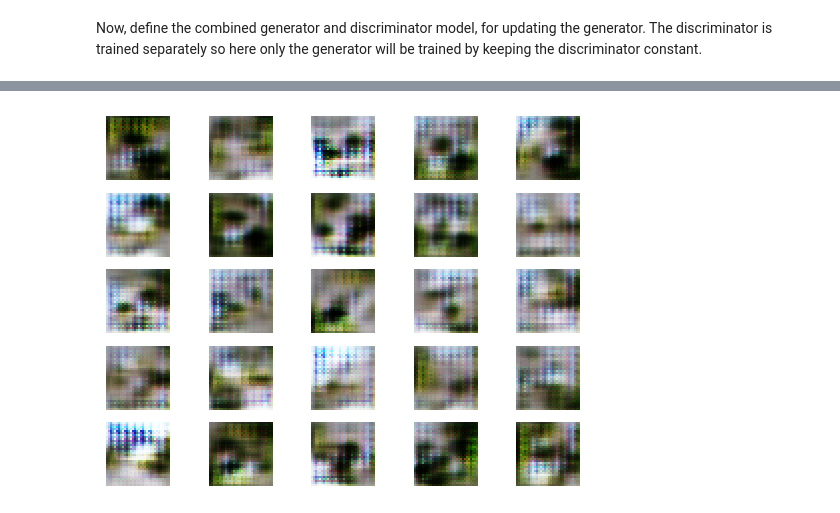
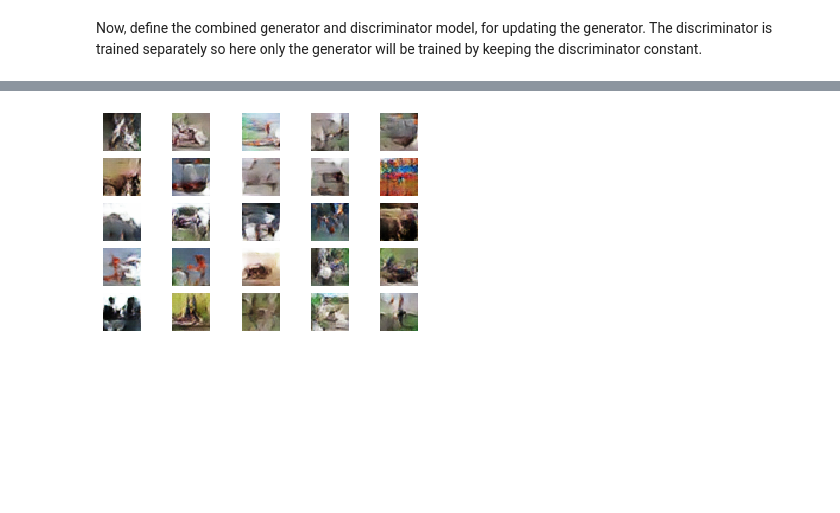
Before and after one commit to gheisenberg/AML, a Jupyter notebook: Ex8.Regular.GenerativeAdversarialNetwork.ipynb, the cells around one changed output, grey strips where cells are left out. Cells and saved outputs as stored; diff of their text form; code cells hidden in the pictures; blank space fills up the shorter version.

```diff
--- a/Ex8.Regular.GenerativeAdversarialNetwork.ipynb
+++ b/Ex8.Regular.GenerativeAdversarialNetwork.ipynb
@@ -324,4 +319,6 @@ gan_model = define_gan(generator, discriminator)
 # load image data
 dataset = load_real_samples()
 # train model
-train(generator, discriminator, gan_model, dataset, latent_dim, n_epochs=2)
+n_epochs=50 #5
+model_filename = "cifar_GAN." + str(n_epochs) + "_epochs.model"
+train(generator, discriminator, gan_model, model_filename, dataset, latent_dim, n_epochs)
@@ -346,11 +325,7 @@ Epoch>2, Batch 390/390, d1=0.655, d2=0.845 g=0.640
 # %%
-# Now, let us load the generator model and generate images
+# Now, load the generator model and generate images
 
-from keras.models import load_model
-from numpy.random import randn
-
-
-# Plot generated images
+# Plot generated images function
 def show_plot(examples, n):
     for i in range(n * n):
         plt.subplot(n, n, 1 + i)
@@ -359,21 +334,19 @@ def show_plot(examples, n):
     plt.show()
 
 # load model
-#model = load_model('cifar_generator_2epochs.h5') #Model trained for 100 epochs
-model = g_model
-# generate images
+model = load_model(model_filename) #Model trained for n epochs
+
+# generate the latent vector
 latent_points = generate_latent_points(100, 25)  #Latent dim and n_samples
-# generate images
+
+# generate images from the latent vector
 X = model.predict(latent_points)
+
 # scale from [-1,1] to [0,1]
 X = (X + 1) / 2.0
-
-import numpy as np
 X = (X*255).astype(np.uint8)
 
-# plot the result
+# plot the generated images
+# Note: CIFAR10 classes are: airplane, automobile, bird, cat, deer, dog, frog, horse, ship, truck
 show_plot(X, 5)
-
-#Note: CIFAR10 classes are: airplane, automobile, bird, cat, deer, dog, frog, horse,
-# ship, truck
 # %% [output]
@@ -381 +353 @@ WARNING:tensorflow:No training configuration found in the save file, so the mode
-[figure, old version]
+[figure, new version]
```
Also changed, not shown: parts of 16 cells of this notebook.
